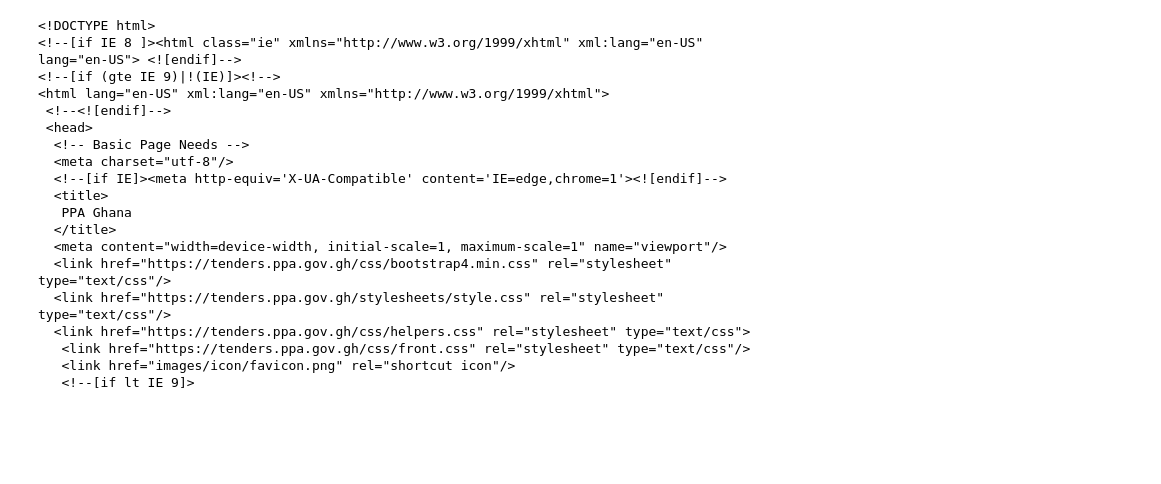
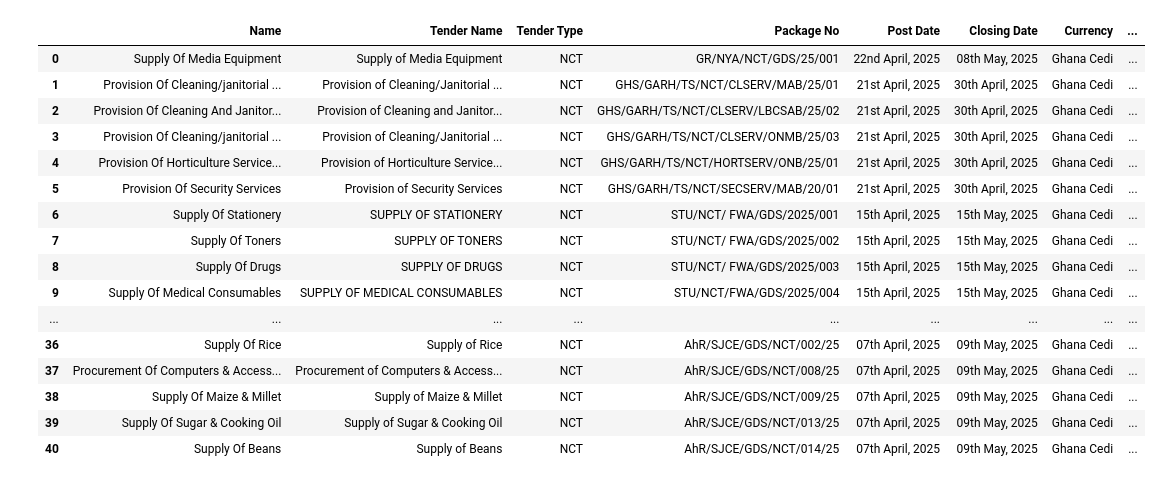
Before and after one commit to mpcoulib/Projects, a Jupyter notebook: Web-Crawling/veteran-tenders-crawler/notebooks/analysis.ipynb, the cells around one changed output. Cells and saved outputs as stored; diff of their text form; code cells hidden in the pictures; blank space fills up the shorter version.

Commit message:
Finished and converted to DF

```diff
--- a/Web-Crawling/veteran-tenders-crawler/notebooks/analysis.ipynb
+++ b/Web-Crawling/veteran-tenders-crawler/notebooks/analysis.ipynb
@@ -12,25 +5,0 @@ from bs4 import BeautifulSoup as bs4
-# %%
-req= requests.get("https://tenders.ppa.gov.gh/tenders")
-req.raise_for_status()
-soup = bs4(req.text, 'html.parser')
-print(soup.prettify()[:1000])  # Print the first 1000 characters of the HTML for inspection
-# %% [output]
-<!DOCTYPE html>
-<!--[if IE 8 ]><html class="ie" xmlns="http://www.w3.org/1999/xhtml" xml:lang="en-US" lang="en-US"> <![endif]-->
-<!--[if (gte IE 9)|!(IE)]><!-->
-<html lang="en-US" xml:lang="en-US" xmlns="http://www.w3.org/1999/xhtml">
- <!--<![endif]-->
- <head>
-  <!-- Basic Page Needs -->
-  <meta charset="utf-8"/>
-  <!--[if IE]><meta http-equiv='X-UA-Compatible' content='IE=edge,chrome=1'><![endif]-->
-  <title>
-   PPA Ghana
-  </title>
-  <meta content="width=device-width, initial-scale=1, maximum-scale=1" name="viewport"/>
-  <link href="https://tenders.ppa.gov.gh/css/bootstrap4.min.css" rel="stylesheet" type="text/css"/>
-  <link href="https://tenders.ppa.gov.gh/stylesheets/style.css" rel="stylesheet" type="text/css"/>
-  <link href="https://tenders.ppa.gov.gh/css/helpers.css" rel="stylesheet" type="text/css">
-   <link href="https://tenders.ppa.gov.gh/css/front.css" rel="stylesheet" type="text/css"/>
-   <link href="images/icon/favicon.png" rel="shortcut icon"/>
-   <!--[if lt IE 9]>
@@ -36,0 +65,32 @@ print(soup.prettify()[:1000])  # Print the first 1000 characters of the HTML for
+# %%
+#This is to convert our dictionary into a dataframe
+
+def create_dataframe(tenders_data):
+    rows = []
+    for tender_name, details in tenders_data.items():
+        row = {"Name": tender_name}
+        row.update(details)  # Add other details to the row
+        rows.append(row)
+    df = pd.DataFrame(rows)
+    df.fillna("", inplace=True)
+    return df
+tenders = scrape_tenders()
+create_dataframe(tenders)
+# %% [output]
+|  | Name | Tender Name | Tender Type | Package No | Post Date | Closing Date | Currency | ... |
+| 0 | Supply Of Media Equipment | Supply of Media Equipment | NCT | GR/NYA/NCT/GDS/25/001 | 22nd April, 2025 | 08th May, 2025 | Ghana Cedi | ... |
+| 1 | Provision Of Cleaning/janitorial ... | Provision of Cleaning/Janitorial ... | NCT | GHS/GARH/TS/NCT/CLSERV/MAB/25/01 | 21st April, 2025 | 30th April, 2025 | Ghana Cedi | ... |
+| 2 | Provision Of Cleaning And Janitor... | Provision of Cleaning and Janitor... | NCT | GHS/GARH/TS/NCT/CLSERV/LBCSAB/25/02 | 21st April, 2025 | 30th April, 2025 | Ghana Cedi | ... |
+| 3 | Provision Of Cleaning/janitorial ... | Provision of Cleaning/Janitorial ... | NCT | GHS/GARH/TS/NCT/CLSERV/ONMB/25/03 | 21st April, 2025 | 30th April, 2025 | Ghana Cedi | ... |
+| 4 | Provision Of Horticulture Service... | Provision of Horticulture Service... | NCT | GHS/GARH/TS/NCT/HORTSERV/ONB/25/01 | 21st April, 2025 | 30th April, 2025 | Ghana Cedi | ... |
+| 5 | Provision Of Security Services | Provision of Security Services | NCT | GHS/GARH/TS/NCT/SECSERV/MAB/20/01 | 21st April, 2025 | 30th April, 2025 | Ghana Cedi | ... |
+| 6 | Supply Of Stationery | SUPPLY OF STATIONERY | NCT | STU/NCT/ FWA/GDS/2025/001 | 15th April, 2025 | 15th May, 2025 | Ghana Cedi | ... |
+| 7 | Supply Of Toners | SUPPLY OF TONERS | NCT | STU/NCT/ FWA/GDS/2025/002 | 15th April, 2025 | 15th May, 2025 | Ghana Cedi | ... |
+| 8 | Supply Of Drugs | SUPPLY OF DRUGS | NCT | STU/NCT/ FWA/GDS/2025/003 | 15th April, 2025 | 15th May, 2025 | Ghana Cedi | ... |
+| 9 | Supply Of Medical Consumables | SUPPLY OF MEDICAL CONSUMABLES | NCT | STU/NCT/FWA/GDS/2025/004 | 15th April, 2025 | 15th May, 2025 | Ghana Cedi | ... |
+| ... | ... | ... | ... | ... | ... | ... | ... | ... |
+| 36 | Supply Of Rice | Supply of Rice | NCT | AhR/SJCE/GDS/NCT/002/25 | 07th April, 2025 | 09th May, 2025 | Ghana Cedi | ... |
+| 37 | Procurement Of Computers & Access... | Procurement of Computers & Access... | NCT | AhR/SJCE/GDS/NCT/008/25 | 07th April, 2025 | 09th May, 2025 | Ghana Cedi | ... |
+| 38 | Supply Of Maize & Millet | Supply of Maize & Millet | NCT | AhR/SJCE/GDS/NCT/009/25 | 07th April, 2025 | 09th May, 2025 | Ghana Cedi | ... |
+| 39 | Supply Of Sugar & Cooking Oil | Supply of Sugar & Cooking Oil | NCT | AhR/SJCE/GDS/NCT/013/25 | 07th April, 2025 | 09th May, 2025 | Ghana Cedi | ... |
+| 40 | Supply Of Beans | Supply of Beans | NCT | AhR/SJCE/GDS/NCT/014/25 | 07th April, 2025 | 09th May, 2025 | Ghana Cedi | ... |
```
Also changed, not shown: parts of 4 cells of this notebook.
